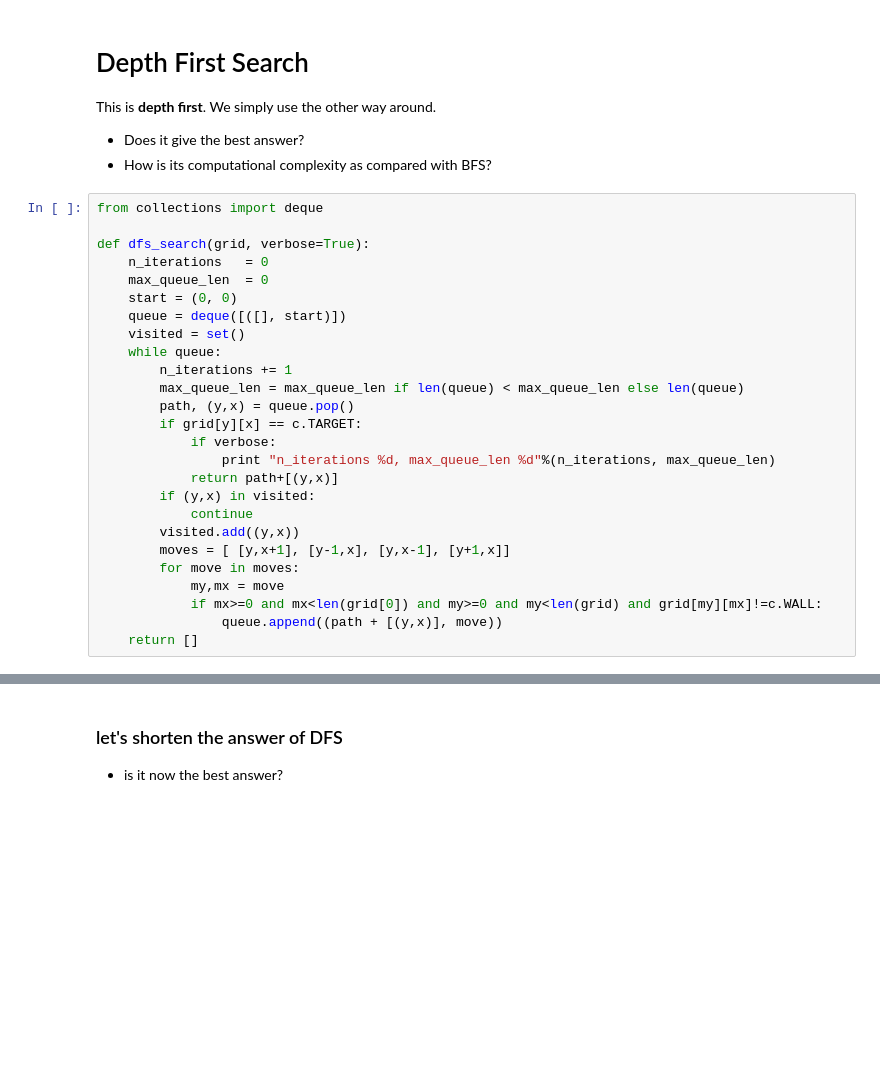
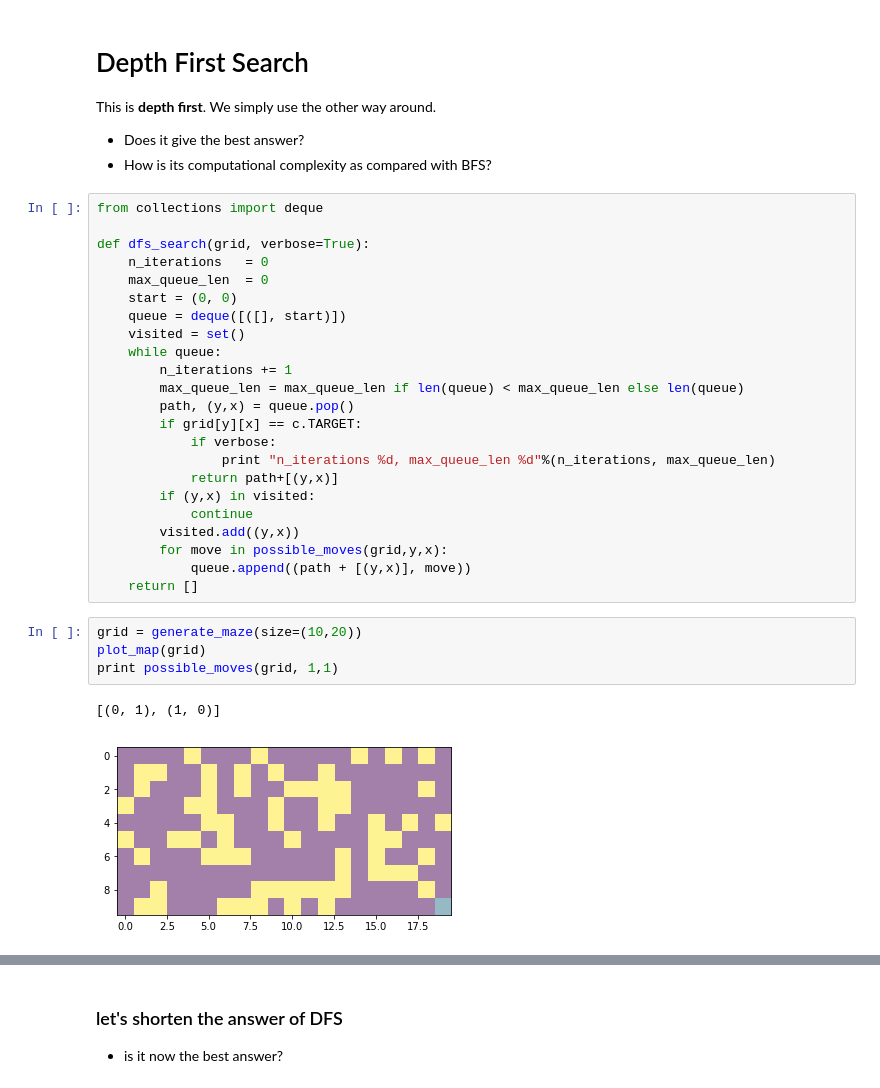
Before and after one commit to rramosp/20172.ai, a Jupyter notebook: Notas 10 - Planning and Search.ipynb, the cells around one changed output, grey strips where cells are left out. Cells and saved outputs as stored; diff of their text form; blank space fills up the shorter version.

```diff
--- a/Notas 10 - Planning and Search.ipynb
+++ b/Notas 10 - Planning and Search.ipynb
@@ -94,12 +107,16 @@ def dfs_search(grid, verbose=True):
         if (y,x) in visited:
             continue
         visited.add((y,x))
-        moves = [ [y,x+1], [y-1,x], [y,x-1], [y+1,x]]
-        for move in moves:
-            my,mx = move
-            if mx>=0 and mx<len(grid[0]) and my>=0 and my<len(grid) and grid[my][mx]!=c.WALL:
-                queue.append((path + [(y,x)], move))
+        for move in possible_moves(grid,y,x):
+            queue.append((path + [(y,x)], move))
     return []
+# %%
+grid = generate_maze(size=(10,20))
+plot_map(grid)
+print possible_moves(grid, 1,1)
+# %% [output]
+[(0, 1), (1, 0)]
+[figure, added]
 # %%
 p=dfs_search(grid)
 print "success", len(p)>0
```
Also changed, not shown: parts of 10 cells of this notebook, 5 other files.
